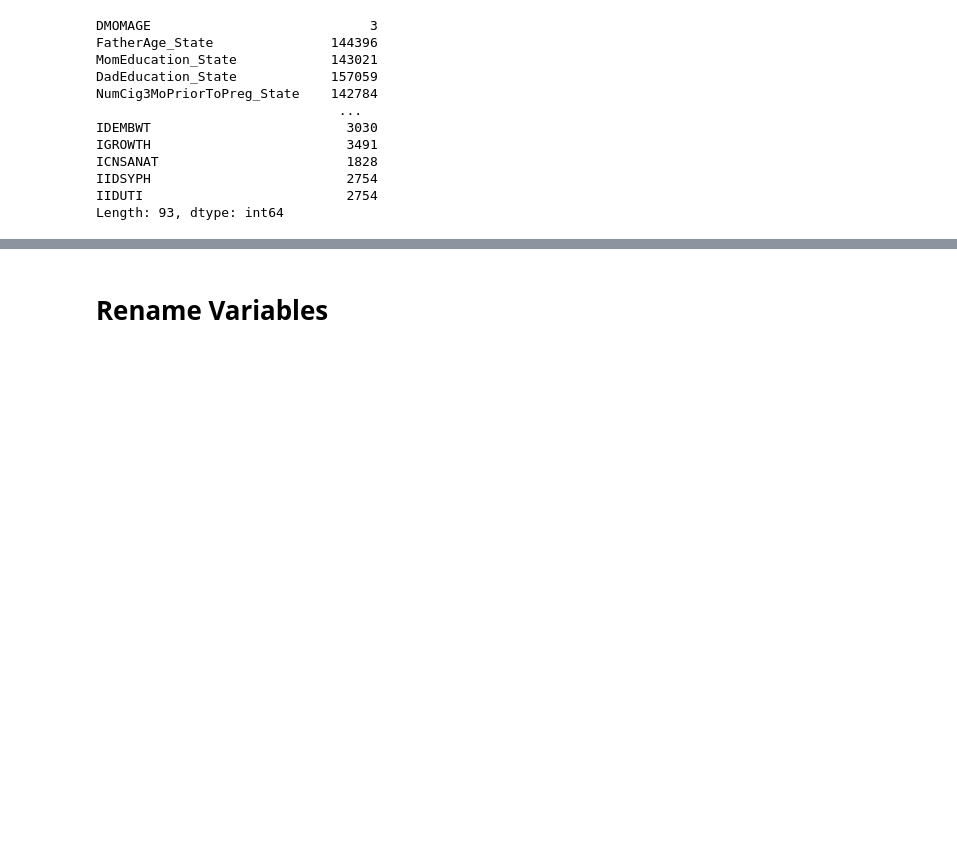
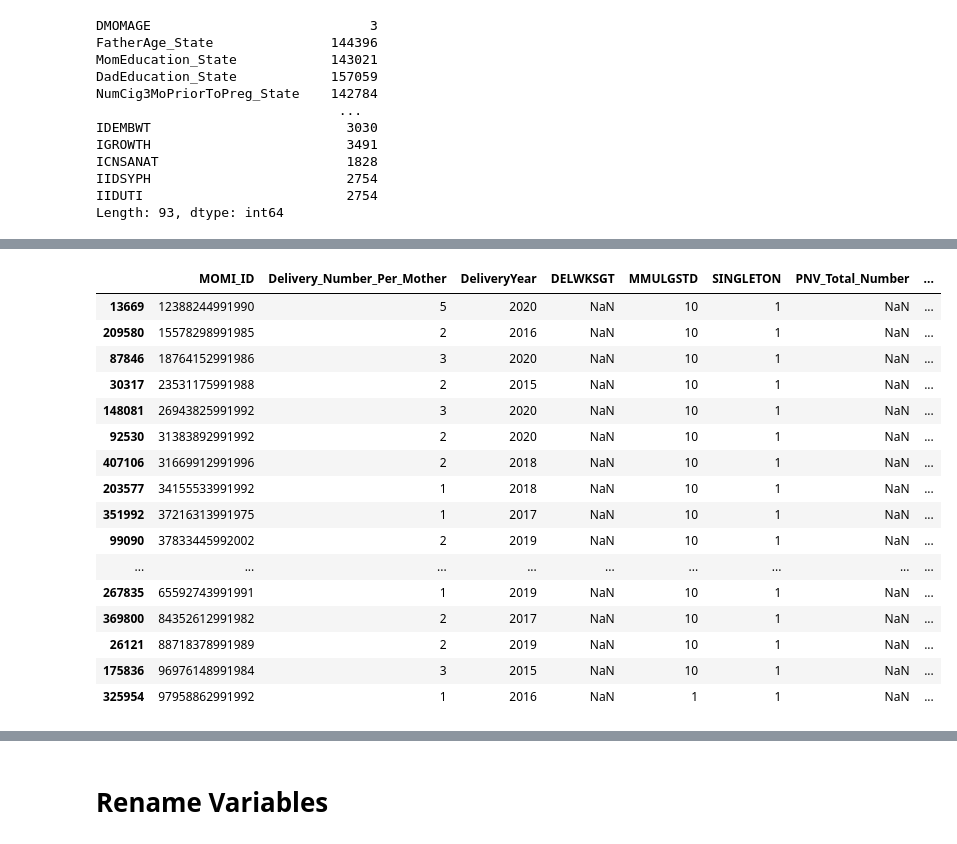
Before and after one commit to rachellb/Bennett_OUDSA5900, a Jupyter notebook: Descriptions/Momi_Descriptions.ipynb, the cells around one changed output, grey strips where cells are left out. Drawn from its saved outputs; the diff is of its cells as text; code cells hidden in the pictures; blank space fills up the shorter version.

```diff
--- a/Descriptions/Momi_Descriptions.ipynb
+++ b/Descriptions/Momi_Descriptions.ipynb
@@ -225,0 +310,21 @@ msno.matrix(prenatal)
+# %%
+# I'm fairly sure I can safely drop these - they match up with moms that have no prenatal data
+prenatal[prenatal['DELWKSGT'].isnull()].sort_values(by=['MOMI_ID'])
+# %% [output]
+|  | MOMI_ID | Delivery_Number_Per_Mother | DeliveryYear | DELWKSGT | MMULGSTD | SINGLETON | PNV_Total_Number | ... |
+| 13669 | 12388244991990 | 5 | 2020 | NaN | 10 | 1 | NaN | ... |
+| 209580 | 15578298991985 | 2 | 2016 | NaN | 10 | 1 | NaN | ... |
+| 87846 | 18764152991986 | 3 | 2020 | NaN | 10 | 1 | NaN | ... |
+| 30317 | 23531175991988 | 2 | 2015 | NaN | 10 | 1 | NaN | ... |
+| 148081 | 26943825991992 | 3 | 2020 | NaN | 10 | 1 | NaN | ... |
+| 92530 | 31383892991992 | 2 | 2020 | NaN | 10 | 1 | NaN | ... |
+| 407106 | 31669912991996 | 2 | 2018 | NaN | 10 | 1 | NaN | ... |
+| 203577 | 34155533991992 | 1 | 2018 | NaN | 10 | 1 | NaN | ... |
+| 351992 | 37216313991975 | 1 | 2017 | NaN | 10 | 1 | NaN | ... |
+| 99090 | 37833445992002 | 2 | 2019 | NaN | 10 | 1 | NaN | ... |
+| ... | ... | ... | ... | ... | ... | ... | ... | ... |
+| 267835 | 65592743991991 | 1 | 2019 | NaN | 10 | 1 | NaN | ... |
+| 369800 | 84352612991982 | 2 | 2017 | NaN | 10 | 1 | NaN | ... |
+| 26121 | 88718378991989 | 2 | 2019 | NaN | 10 | 1 | NaN | ... |
+| 175836 | 96976148991984 | 3 | 2015 | NaN | 10 | 1 | NaN | ... |
+| 325954 | 97958862991992 | 1 | 2016 | NaN | 1 | 1 | NaN | ... |
```
Also changed, not shown: parts of 56 cells of this notebook, 3 other files.
